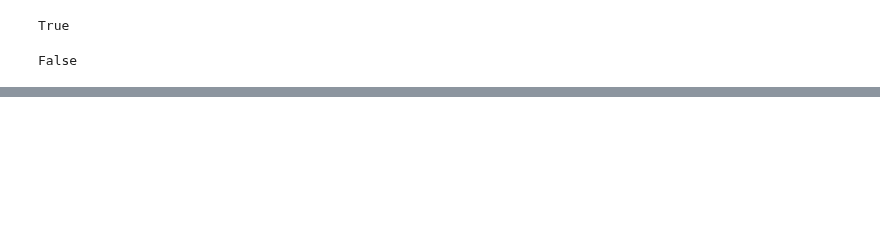
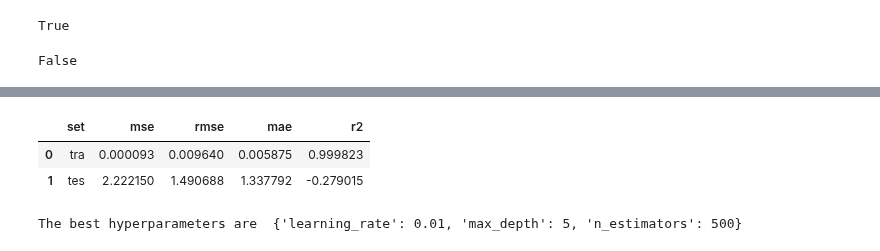
Before and after one commit to jamesleocodes/eye_movement, a Jupyter notebook: models/xgb_reg.ipynb, the cells around one changed output, grey strips where cells are left out. Saved outputs shown, nothing was run; the diff lists cells and outputs as text; code cells hidden in the pictures; blank space fills up the shorter version.

```diff
--- a/models/xgb_reg.ipynb
+++ b/models/xgb_reg.ipynb
@@ -339,3 +367,20 @@ best_parameters = dict(best_results)
 #save the parameters with lc
 file_path = dirname+"/hyperparameters/xgb_reg_one.pkl"
 pickle.dump(best_parameters, open(file_path,'wb'))
+# %%
+#load best parameters
+file_path = dirname+"/hyperparameters/xgb_reg_one.pkl"
+best_parameters_one= pickle.load(open(file_path,'rb'))
+# %%
+# best model single run
+best_model = XGBRegressor(  n_estimators=n_estimators[best_parameters_one['n_estimators']],
+                            max_depth=max_depth[best_parameters_one['max_depth']],
+                            min_child_weight=min_child_weight[best_parameters_one['min_child_weight']],
+                            learning_rate=best_parameters_one['learning_rate'],
+                            gamma=best_parameters_one['gamma'],
+                            subsample=best_parameters_one['subsample'],
+                            colsample_bytree=best_parameters_one['colsample_bytree'],
+                            n_jobs=6, random_state=1, seed=1)
+# %%
+# Fit
+best_model.fit(data_tra_x,data_tra_y)
@@ -341,0 +399,40 @@ pickle.dump(best_parameters, open(file_path,'wb'))
+# %%
+  # training error
+tra_pred = best_model.predict(data_tra_x)
+tra_results = ['tra',mean_squared_error(data_tra_y,tra_pred),mean_squared_error(data_tra_y,tra_pred,squared=False),
+            mean_absolute_error(data_tra_y,tra_pred),
+            r2_score(data_tra_y,tra_pred)]
+
+# # validation error
+# val_pred = best_model.predict(data_val_x)
+# val_results = ['val',mean_squared_error(data_val_y,val_pred),mean_squared_error(data_val_y,val_pred,squared=False),
+#             mean_absolute_error(data_val_y,val_pred),
+#             r2_score(data_val_y,val_pred)]
+# testing error
+tes_pred = best_model.predict(data_tes_x)
+tes_results = ['tes',mean_squared_error(data_tes_y,tes_pred),mean_squared_error(data_tes_y,tes_pred,squared=False),
+            mean_absolute_error(data_tes_y,tes_pred),
+            r2_score(data_tes_y,tes_pred)]
+
+
+all_set = tra_results,tes_results
+
+
+all_set_df = pd.DataFrame(all_set,columns=['set','mse','rmse','mae','r2'])
+# %%
+all_set_df
+# %% [output]
+|  | set | mse | rmse | mae | r2 |
+| 0 | tra | 0.000093 | 0.009640 | 0.005875 | 0.999823 |
+| 1 | tes | 2.222150 | 1.490688 | 1.337792 | -0.279015 |
+# %%
+regressor = XGBRegressor(eval_metric = 'rmsle')
+param_grid = {"max_depth":    [4, 5],
+              "n_estimators": [500, 600, 700],
+              "learning_rate": [0.01, 0.015]}
+
+search = GridSearchCV(regressor, param_grid, cv=5).fit(data_tra_x, data_tra_y)
+
+print("The best hyperparameters are ",search.best_params_)
+# %% [output]
+The best hyperparameters are  {'learning_rate': 0.01, 'max_depth': 5, 'n_estimators': 500}
```
Also changed, not shown: parts of 21 cells of this notebook, 1 other file.
